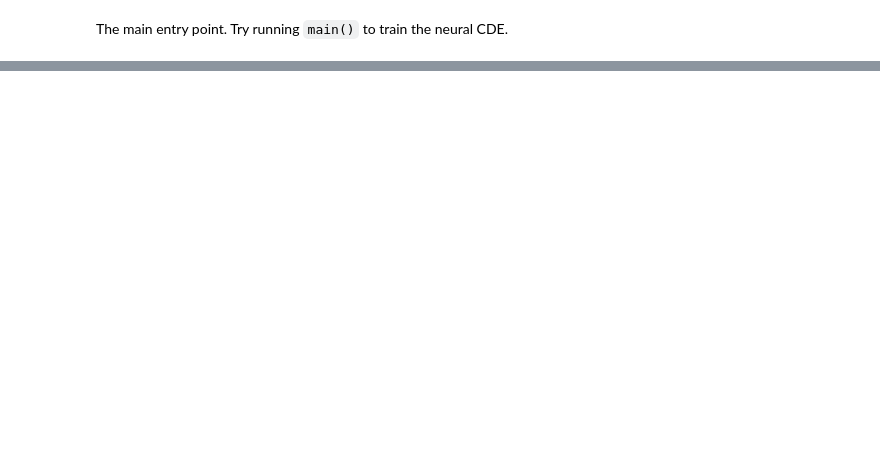
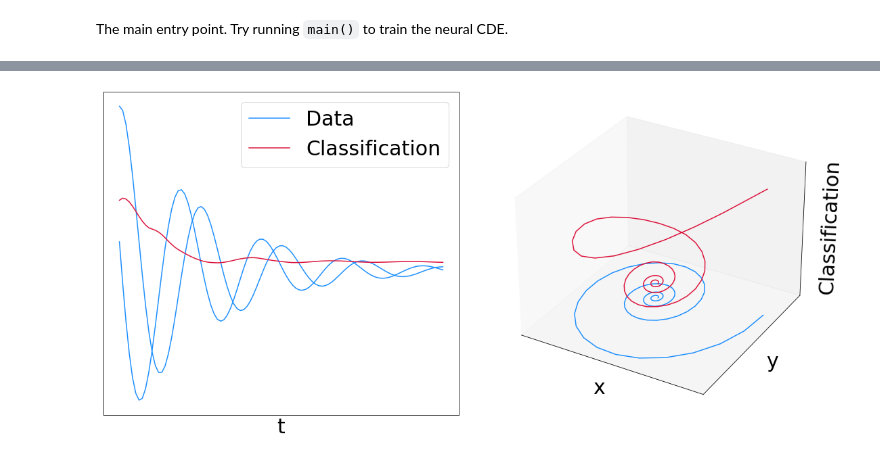
Before and after one commit to patrick-kidger/diffrax, a Jupyter notebook: examples/neural_cde.ipynb, the cells around one changed output, grey strips where cells are left out. Cells and saved outputs as stored; diff of their text form; code cells hidden in the pictures; blank space fills up the shorter version.

```diff
--- a/examples/neural_cde.ipynb
+++ b/examples/neural_cde.ipynb
@@ -200,6 +191,7 @@ def main(
 
     # Training loop like normal.
 
+    @eqx.filter_jit
     def loss(model, ti, label_i, coeff_i):
         pred = jax.vmap(model)(ti, coeff_i)
         # Binary cross-entropy
@@ -210,16 +202,22 @@ def main(
 
     grad_loss = eqx.filter_value_and_grad(loss, has_aux=True)
 
+    @eqx.filter_jit
+    def make_step(model, data_i, opt_state):
+        ti, label_i, *coeff_i = data_i
+        (bxe, acc), grads = grad_loss(model, ti, label_i, coeff_i)
+        updates, opt_state = optim.update(grads, opt_state)
+        model = eqx.apply_updates(model, updates)
+        return bxe, acc, model, opt_state
+
     optim = optax.adam(lr)
     opt_state = optim.init(eqx.filter(model, eqx.is_inexact_array))
-    for step, (ti, label_i, *coeff_i) in zip(
+    for step, data_i in zip(
         range(steps), dataloader((ts, labels) + coeffs, batch_size, key=loader_key)
     ):
         start = time.time()
-        (bxe, acc), grads = grad_loss(model, ti, label_i, coeff_i)
+        bxe, acc, model, opt_state = make_step(model, data_i, opt_state)
         end = time.time()
-        updates, opt_state = optim.update(grads, opt_state)
-        model = eqx.apply_updates(model, updates)
         print(
             f"Step: {step}, Loss: {bxe}, Accuracy: {acc}, Computation time: "
             f"{end - start}"
@@ -256,3 +254,6 @@ def main(
     plt.tight_layout()
     plt.savefig("neural_cde.png")
     plt.show()
+# %%
+main()
+# %% [output]
@@ -258,0 +277 @@ def main(
+[figure, added]
```
Also changed, not shown: parts of 8 cells of this notebook.
